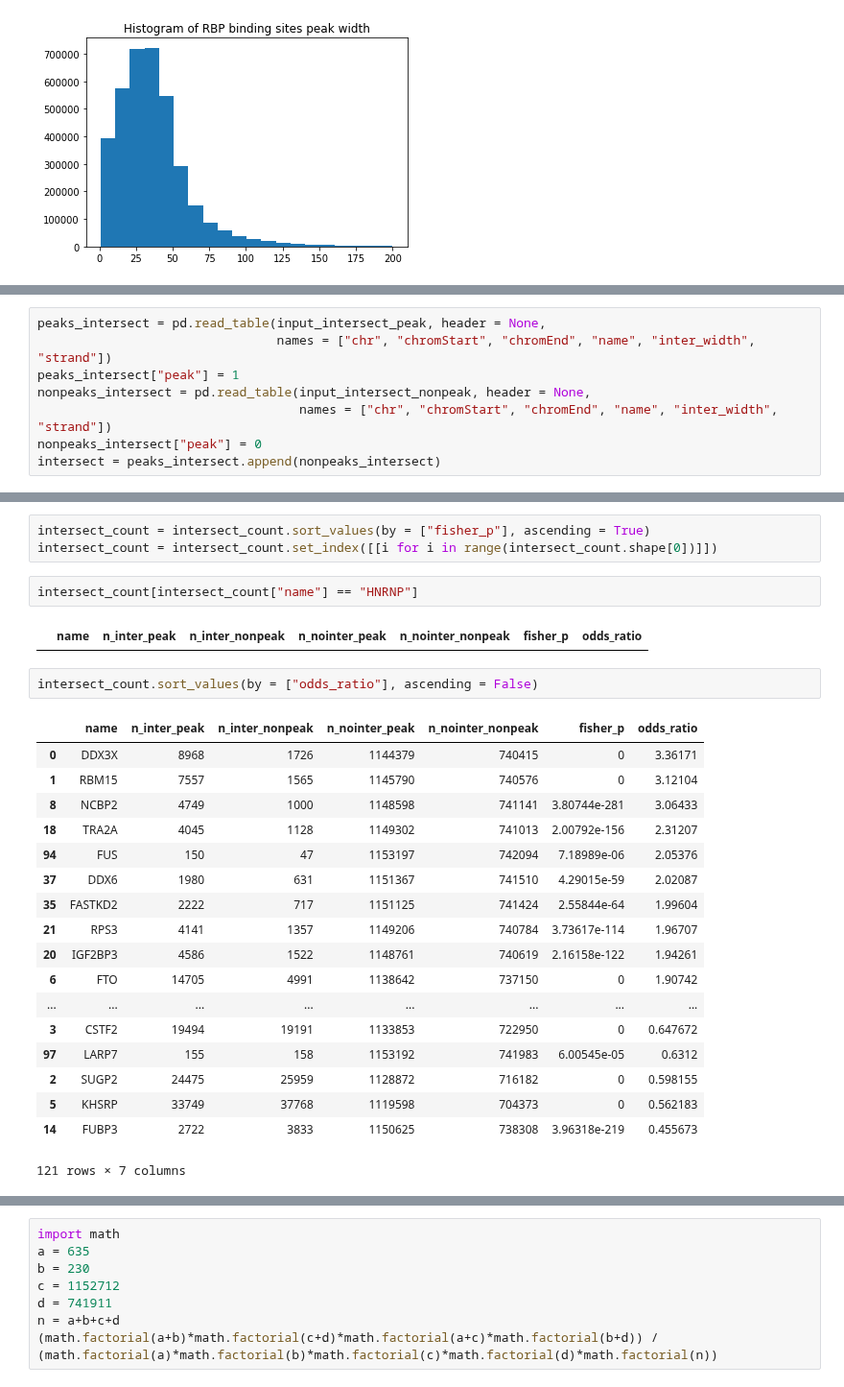
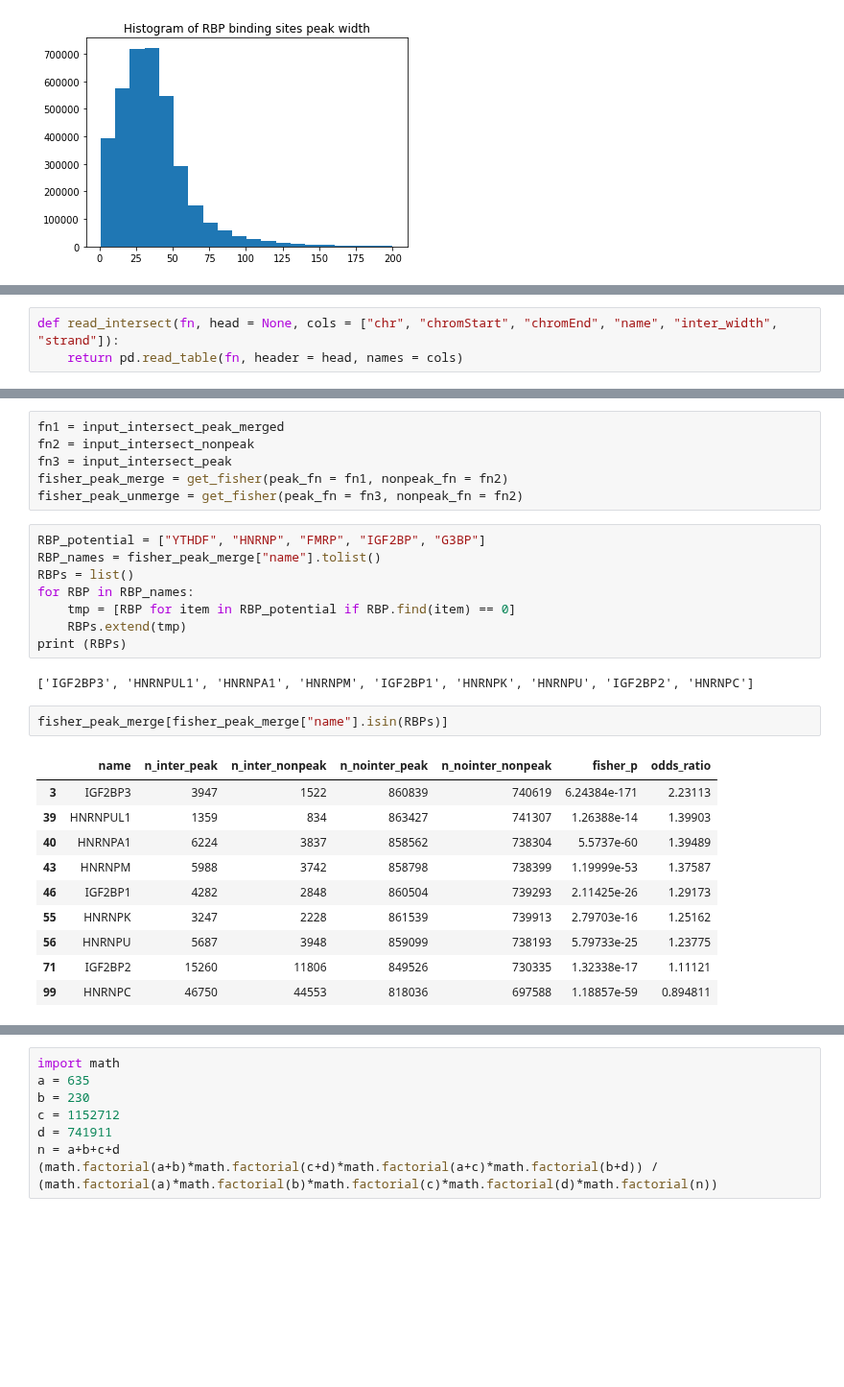
Before and after one commit to xinhe-lab/m6A-ASE, a Jupyter notebook: peaks.ipynb, the cells around one changed output, grey strips where cells are left out. Shown at 96% size. Saved outputs shown, nothing was run; the diff lists cells and outputs as text; blank space fills up the shorter version.

Commit message:
use merged m6A peak and unmerged m6A nonpeak to obtain fisher's test

```diff
--- a/peaks.ipynb
+++ b/peaks.ipynb
@@ -71,9 +96,4 @@ bedtools intersect -a ../all.RBP.intersect.hg19.bed -b nonpeaks.bed -s > nonpeak
-# %%
-peaks_intersect = pd.read_table(input_intersect_peak, header = None,
-                                names = ["chr", "chromStart", "chromEnd", "name", "inter_width", "strand"])
-peaks_intersect["peak"] = 1
-nonpeaks_intersect = pd.read_table(input_intersect_nonpeak, header = None,
-                                   names = ["chr", "chromStart", "chromEnd", "name", "inter_width", "strand"])
-nonpeaks_intersect["peak"] = 0
-intersect = peaks_intersect.append(nonpeaks_intersect)
+# %%
+def read_intersect(fn, head = None, cols = ["chr", "chromStart", "chromEnd", "name", "inter_width", "strand"]):
+    return pd.read_table(fn, header = head, names = cols)
 # %%
@@ -99,28 +130,29 @@ for RBP in list(set(intersect["name"])):
-# %%
-intersect_count = intersect_count.sort_values(by = ["fisher_p"], ascending = True)
-intersect_count = intersect_count.set_index([[i for i in range(intersect_count.shape[0])]])
-# %%
-intersect_count[intersect_count["name"] == "HNRNP"]
-# %% [output]
-|  | name | n_inter_peak | n_inter_nonpeak | n_nointer_peak | n_nointer_nonpeak | fisher_p | odds_ratio |
-# %%
-intersect_count.sort_values(by = ["odds_ratio"], ascending = False)
-# %% [output]
-|  | name | n_inter_peak | n_inter_nonpeak | n_nointer_peak | n_nointer_nonpeak | fisher_p | odds_ratio |
-| 0 | DDX3X | 8968 | 1726 | 1144379 | 740415 | 0 | 3.36171 |
-| 1 | RBM15 | 7557 | 1565 | 1145790 | 740576 | 0 | 3.12104 |
-| 8 | NCBP2 | 4749 | 1000 | 1148598 | 741141 | 3.80744e-281 | 3.06433 |
-| 18 | TRA2A | 4045 | 1128 | 1149302 | 741013 | 2.00792e-156 | 2.31207 |
-| 94 | FUS | 150 | 47 | 1153197 | 742094 | 7.18989e-06 | 2.05376 |
-| 37 | DDX6 | 1980 | 631 | 1151367 | 741510 | 4.29015e-59 | 2.02087 |
-| 35 | FASTKD2 | 2222 | 717 | 1151125 | 741424 | 2.55844e-64 | 1.99604 |
-| 21 | RPS3 | 4141 | 1357 | 1149206 | 740784 | 3.73617e-114 | 1.96707 |
-| 20 | IGF2BP3 | 4586 | 1522 | 1148761 | 740619 | 2.16158e-122 | 1.94261 |
-| 6 | FTO | 14705 | 4991 | 1138642 | 737150 | 0 | 1.90742 |
-| ... | ... | ... | ... | ... | ... | ... | ... |
-| 3 | CSTF2 | 19494 | 19191 | 1133853 | 722950 | 0 | 0.647672 |
-| 97 | LARP7 | 155 | 158 | 1153192 | 741983 | 6.00545e-05 | 0.6312 |
-| 2 | SUGP2 | 24475 | 25959 | 1128872 | 716182 | 0 | 0.598155 |
-| 5 | KHSRP | 33749 | 37768 | 1119598 | 704373 | 0 | 0.562183 |
-| 14 | FUBP3 | 2722 | 3833 | 1150625 | 738308 | 3.96318e-219 | 0.455673 |
-121 rows × 7 columns
+# %%
+fn1 = input_intersect_peak_merged
+fn2 = input_intersect_nonpeak
+fn3 = input_intersect_peak
+fisher_peak_merge = get_fisher(peak_fn = fn1, nonpeak_fn = fn2)
+fisher_peak_unmerge = get_fisher(peak_fn = fn3, nonpeak_fn = fn2)
+# %%
+RBP_potential = ["YTHDF", "HNRNP", "FMRP", "IGF2BP", "G3BP"]
+RBP_names = fisher_peak_merge["name"].tolist()
+RBPs = list()
+for RBP in RBP_names:
+    tmp = [RBP for item in RBP_potential if RBP.find(item) == 0]
+    RBPs.extend(tmp)
+print (RBPs)
+# %% [output]
+['IGF2BP3', 'HNRNPUL1', 'HNRNPA1', 'HNRNPM', 'IGF2BP1', 'HNRNPK', 'HNRNPU', 'IGF2BP2', 'HNRNPC']
+# %%
+fisher_peak_merge[fisher_peak_merge["name"].isin(RBPs)]
+# %% [output]
+|  | name | n_inter_peak | n_inter_nonpeak | n_nointer_peak | n_nointer_nonpeak | fisher_p | odds_ratio |
+| 3 | IGF2BP3 | 3947 | 1522 | 860839 | 740619 | 6.24384e-171 | 2.23113 |
+| 39 | HNRNPUL1 | 1359 | 834 | 863427 | 741307 | 1.26388e-14 | 1.39903 |
+| 40 | HNRNPA1 | 6224 | 3837 | 858562 | 738304 | 5.5737e-60 | 1.39489 |
+| 43 | HNRNPM | 5988 | 3742 | 858798 | 738399 | 1.19999e-53 | 1.37587 |
+| 46 | IGF2BP1 | 4282 | 2848 | 860504 | 739293 | 2.11425e-26 | 1.29173 |
+| 55 | HNRNPK | 3247 | 2228 | 861539 | 739913 | 2.79703e-16 | 1.25162 |
+| 56 | HNRNPU | 5687 | 3948 | 859099 | 738193 | 5.79733e-25 | 1.23775 |
+| 71 | IGF2BP2 | 15260 | 11806 | 849526 | 730335 | 1.32338e-17 | 1.11121 |
+| 99 | HNRNPC | 46750 | 44553 | 818036 | 697588 | 1.18857e-59 | 0.894811 |
```
Also changed, not shown: parts of 17 cells of this notebook.
